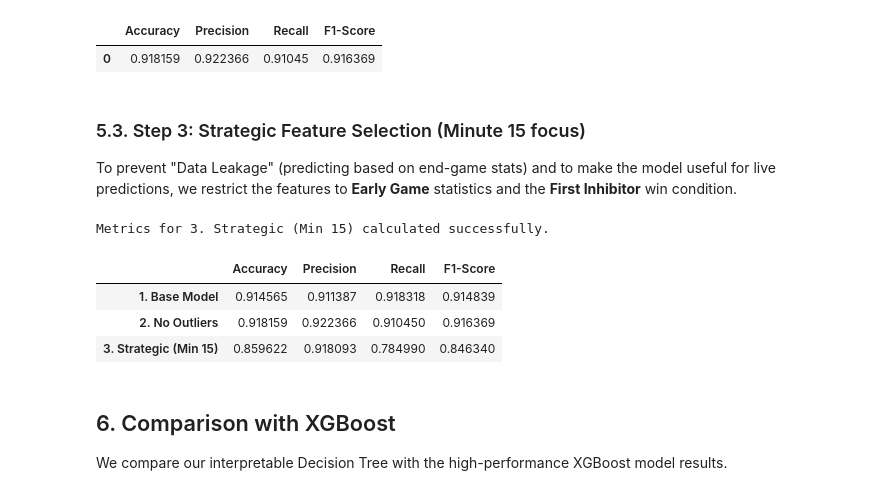
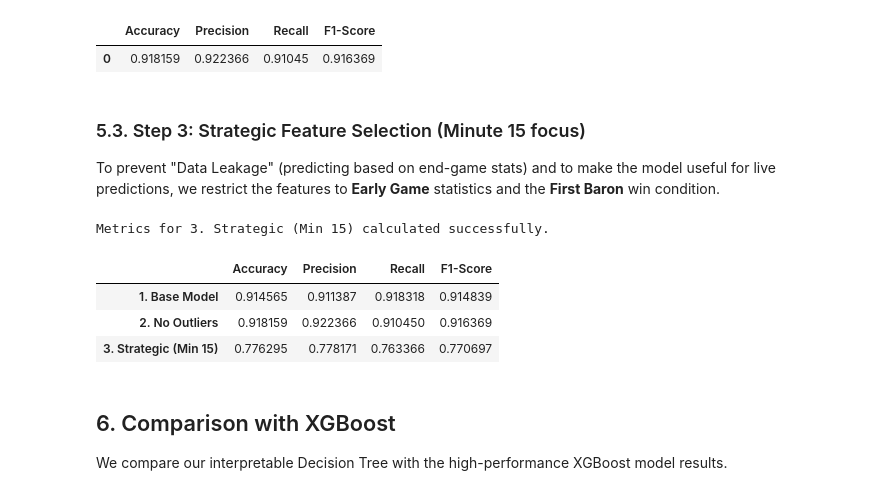
Before and after one commit to Brioflator/LOL-matches-outcome-EDA, a Jupyter notebook: decisiontree.ipynb, the cells around one changed output. Cells and saved outputs as stored; diff of their text form; code cells hidden in the pictures.

```diff
--- a/decisiontree.ipynb
+++ b/decisiontree.ipynb
@@ -227,22 +239,25 @@ Metrics for 2. No Outliers calculated successfully.
 | 0 | 0.918159 | 0.922366 | 0.91045 | 0.916369 |
 # %% [markdown]
 ### 5.3. Step 3: Strategic Feature Selection (Minute 15 focus)
-To prevent "Data Leakage" (predicting based on end-game stats) and to make the model useful for live predictions, we restrict the features to **Early Game** statistics and the **First Inhibitor** win condition.
+To prevent "Data Leakage" (predicting based on end-game stats) and to make the model useful for live predictions, we restrict the features to **Early Game** statistics and the **First Baron** win condition.
 # %%
 # Focusing on what matters at Minute 15 + Key Objective
-selected_feats = ['gold at 15', 'cs at 15', 'team_first_tower', 'team_first_dragon', 'team_first_inhibitor']
+selected_features = [
+    'gold at 15', 'cs at 15',
+    'team_first_tower', 'team_first_dragon', 'team_first_baron'
+]
 
 # Running the final strategic model with a lower depth for better interpretability
 final_model = run_model(df_cleaned[selected_feats], df_cleaned['win'], "3. Strategic (Min 15)", depth=3)
 
 # View summary of all iterations so far
 pd.DataFrame(all_results).T
 # %% [output]
 Metrics for 3. Strategic (Min 15) calculated successfully.
 |  | Accuracy | Precision | Recall | F1-Score |
 | 1. Base Model | 0.914565 | 0.911387 | 0.918318 | 0.914839 |
 | 2. No Outliers | 0.918159 | 0.922366 | 0.910450 | 0.916369 |
-| 3. Strategic (Min 15) | 0.859622 | 0.918093 | 0.784990 | 0.846340 |
+| 3. Strategic (Min 15) | 0.776295 | 0.778171 | 0.763366 | 0.770697 |
 # %% [markdown]
 ## 6. Comparison with XGBoost
 We compare our interpretable Decision Tree with the high-performance XGBoost model results.
```
Also changed, not shown: parts of 5 cells of this notebook.
